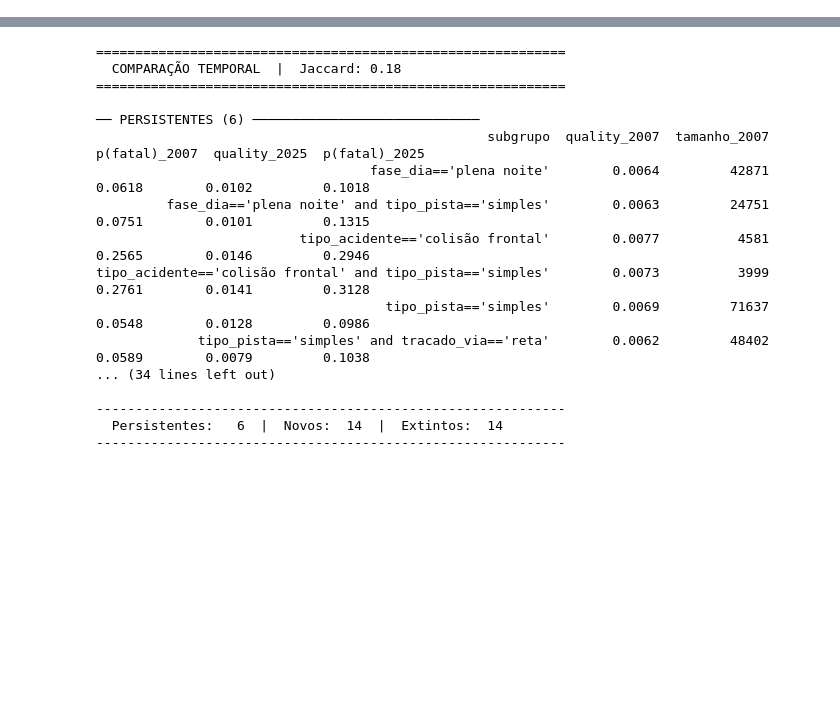
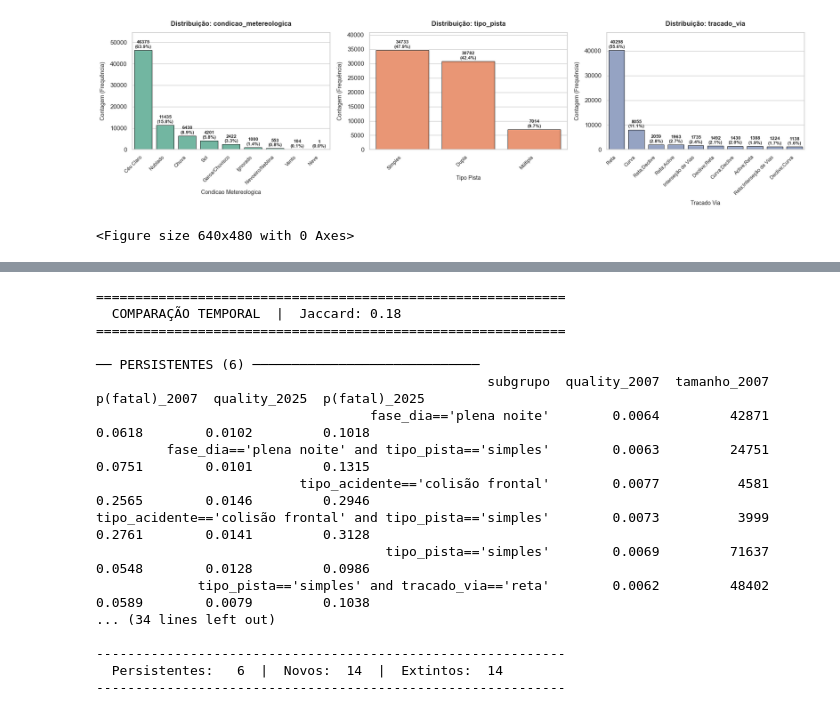
Before and after one commit to HectorSoares/tp_ad, a Jupyter notebook: main.ipynb, the cells around one changed output, grey strips where cells are left out. Saved outputs shown, nothing was run; the diff lists cells and outputs as text; code cells hidden in the pictures; blank space fills up the shorter version.

```diff
--- a/main.ipynb
+++ b/main.ipynb
@@ -16,0 +235,13 @@ df25 = pd.read_csv("datatran2025.csv",sep=";",encoding="latin1", usecols=colunas
+# %%
+# Lista de colunas que você quer colocar lado a lado
+minhas_variaveis_4 = [
+    'condicao_metereologica',
+    'tipo_pista',
+    'tracado_via'
+]
+
+# Chama a função mestre para plotar em um grid de 3 colunas
+plotar_multiplos_categoricos(df=raw_data_25, colunas=minhas_variaveis_4, n_colunas=3, top_n=10)
+# %% [output]
+[figure, added]
+<Figure size 640x480 with 0 Axes>
```
Also changed, not shown: parts of 22 cells of this notebook.
